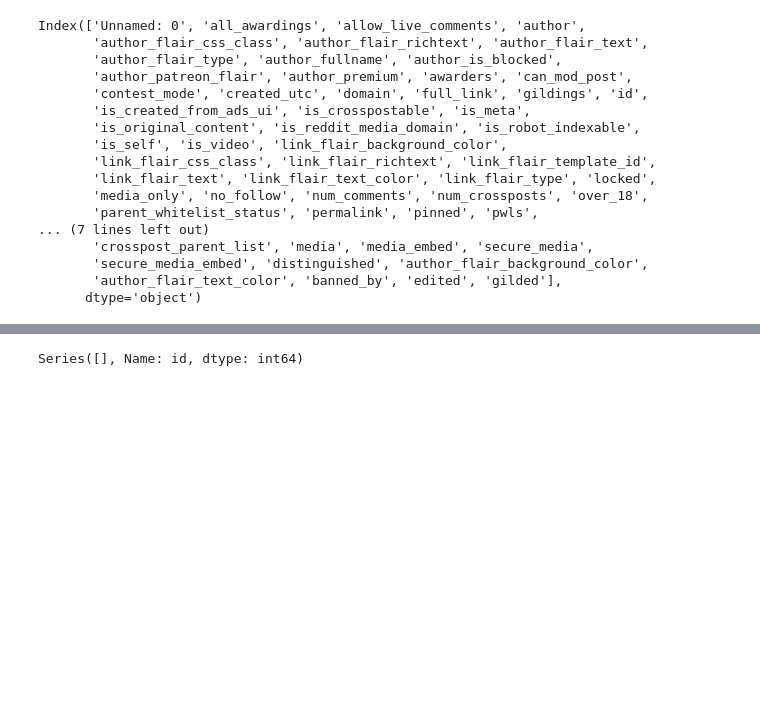
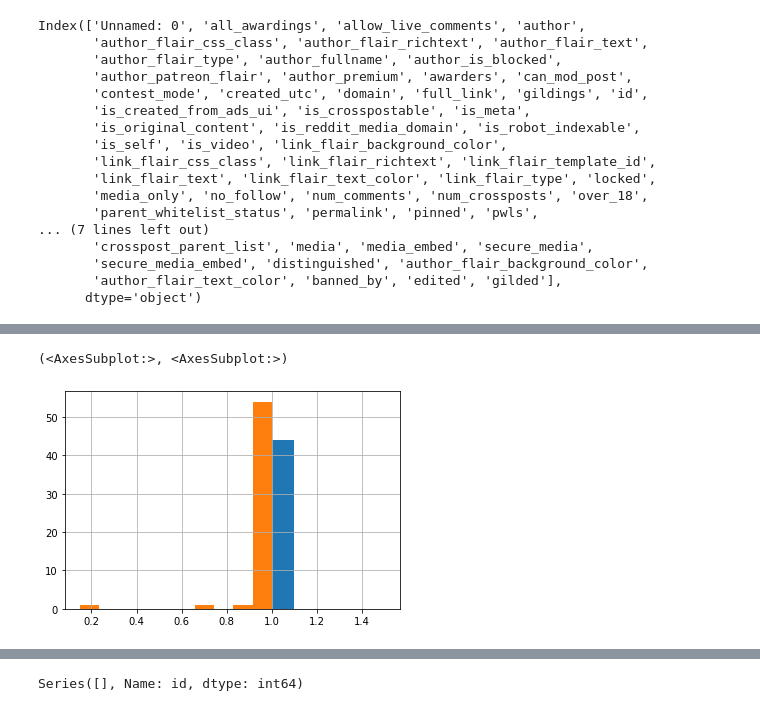
Before and after one commit to vivekbavda/Customer-Service-Apple-and-Google, a Jupyter notebook: BavdaConsultingNLPDataCleaning.ipynb, the cells around one changed output, grey strips where cells are left out. Drawn from its saved outputs; the diff is of its cells as text; code cells hidden in the pictures; blank space fills up the shorter version.

```diff
--- a/BavdaConsultingNLPDataCleaning.ipynb
+++ b/BavdaConsultingNLPDataCleaning.ipynb
@@ -84,0 +125,5 @@ dfa['apple']=1
+# %%
+dfg['upvote_ratio'].hist(), dfa['upvote_ratio'].hist()
+# %% [output]
+(<AxesSubplot:>, <AxesSubplot:>)
+[figure, added]
```
Also changed, not shown: parts of 51 cells of this notebook, 6 other files.
